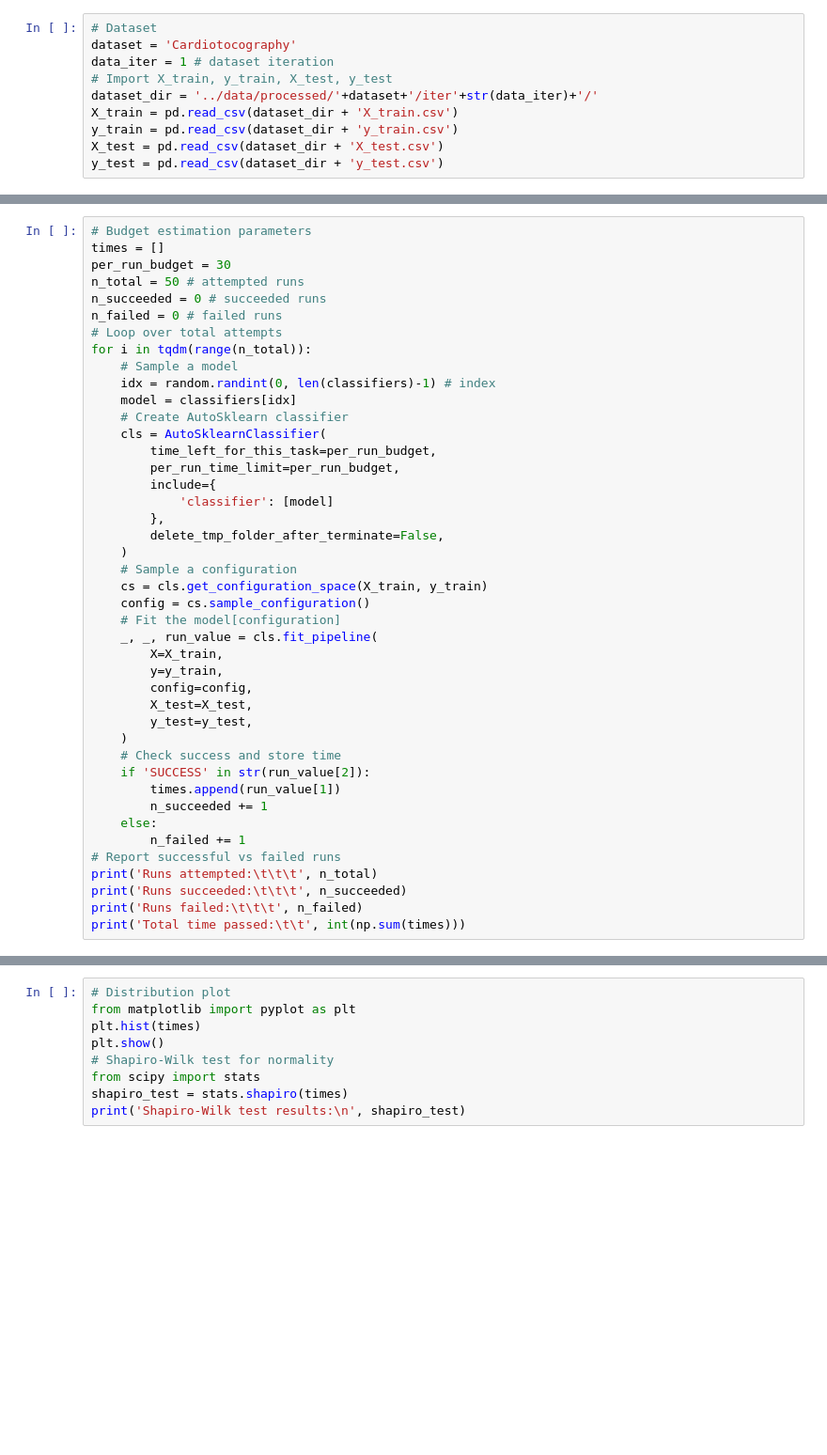
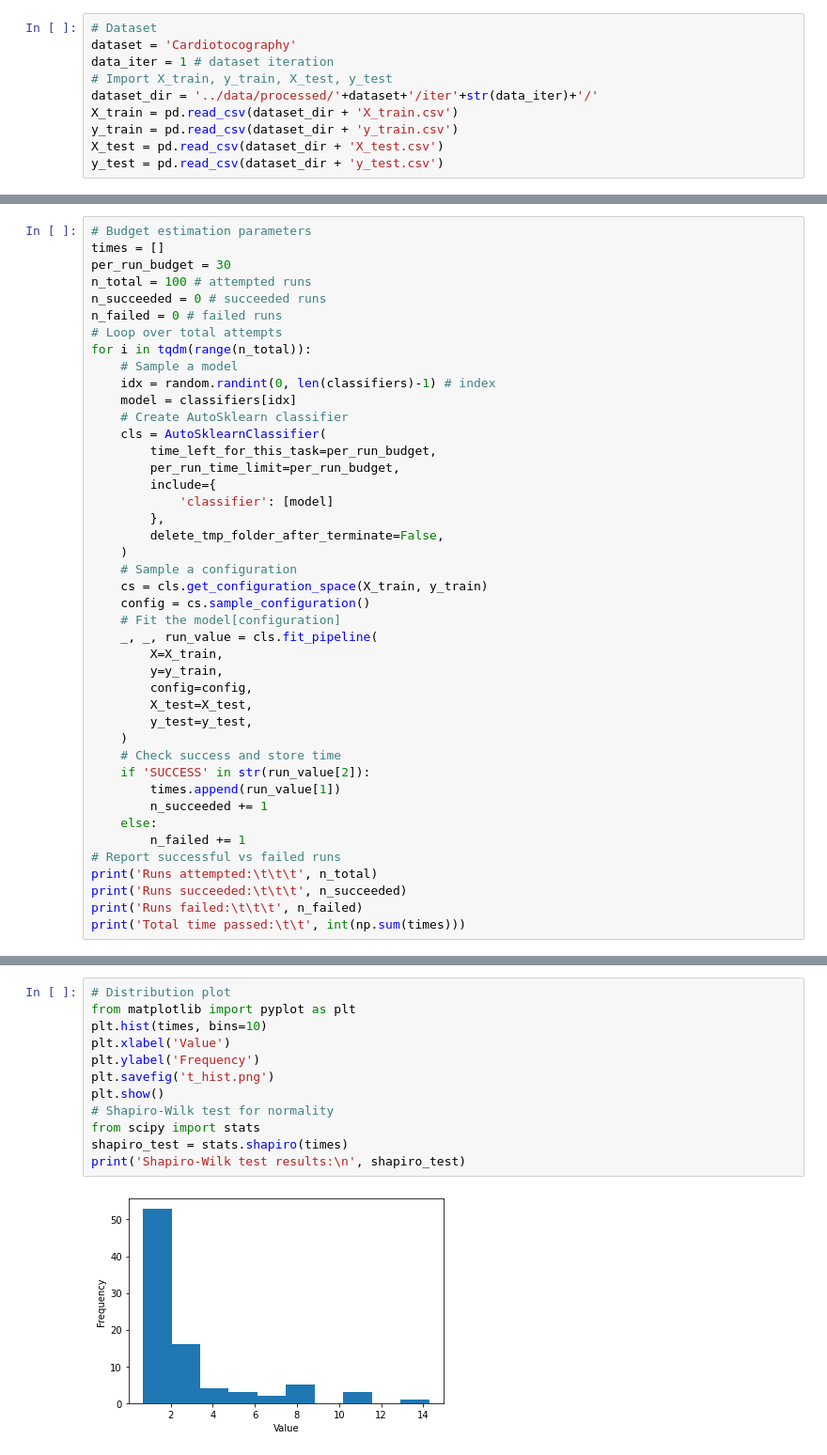
Before and after one commit to johnantonn/cash-for-unsupervised-ad, a Jupyter notebook: src/notebooks/budget_estimator.ipynb, the cells around one changed output, grey strips where cells are left out. Shown at 94% size. Saved outputs shown, nothing was run; the diff lists cells and outputs as text; blank space fills up the shorter version.

Commit message:
Addition of plots with std #39

```diff
--- a/src/notebooks/budget_estimator.ipynb
+++ b/src/notebooks/budget_estimator.ipynb
@@ -50,7 +50,7 @@ Total space size: 19610
 # Budget estimation parameters
 times = []
 per_run_budget = 30
-n_total = 50 # attempted runs
+n_total = 100 # attempted runs
 n_succeeded = 0 # succeeded runs
 n_failed = 0 # failed runs
 # Loop over total attempts
@@ -113,9 +113,14 @@ Budget for 1.0% of configurations (196):         1156
 # %%
 # Distribution plot
 from matplotlib import pyplot as plt
-plt.hist(times)
+plt.hist(times, bins=10)
+plt.xlabel('Value')
+plt.ylabel('Frequency')
+plt.savefig('t_hist.png')
 plt.show()
 # Shapiro-Wilk test for normality
 from scipy import stats
 shapiro_test = stats.shapiro(times)
 print('Shapiro-Wilk test results:\n', shapiro_test)
+# %% [output]
+[figure, added]
```
Also changed, not shown: parts of 4 cells of this notebook, 1 other file.
